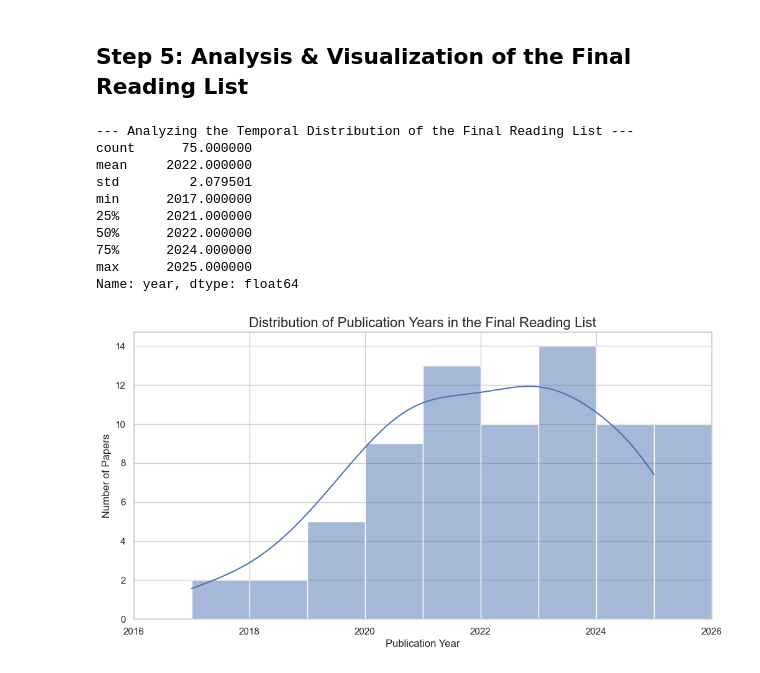
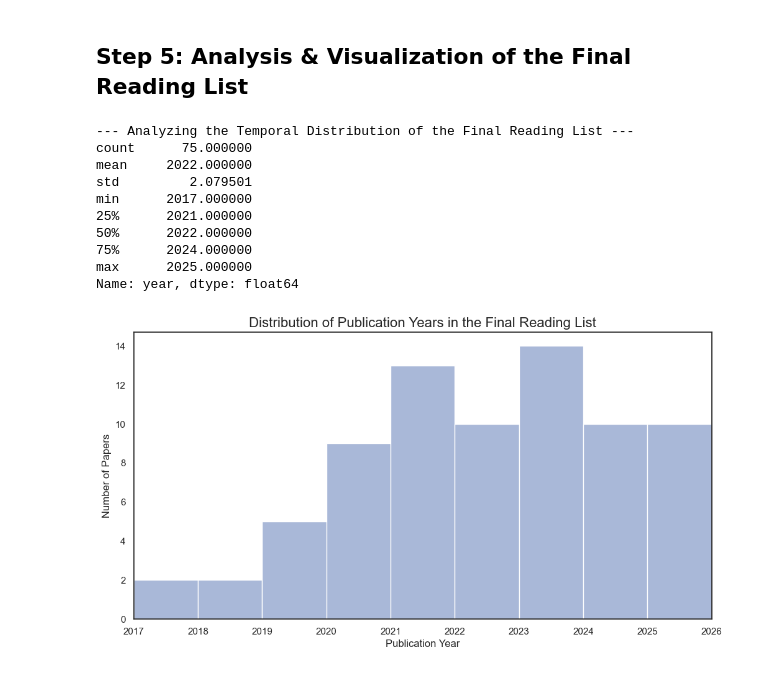
Before and after one commit to MaxiStahl1992/causal-rl-ev-review, a Jupyter notebook: notebooks/06_llm_analysis_and_selection.ipynb, the cells around one changed output. Saved outputs shown, nothing was run; the diff lists cells and outputs as text; code cells hidden in the pictures.

```diff
--- a/notebooks/06_llm_analysis_and_selection.ipynb
+++ b/notebooks/06_llm_analysis_and_selection.ipynb
@@ -460,34 +460,42 @@ Final reading list saved.
 # %% [markdown]
 ## Step 5: Analysis & Visualization of the Final Reading List
 # %%
-sns.set_theme(style="whitegrid")
+import seaborn as sns
+import pandas as pd
+import matplotlib.pyplot as plt
+
+sns.set_theme(style="white")
 final_list_df = pd.read_csv('./data/processed/final_reading_list.csv')
 # %%
 # --- 1. Temporal Distribution Analysis ---
 print("--- Analyzing the Temporal Distribution of the Final Reading List ---")
 year_distribution = final_list_df['year'].describe()
 print(year_distribution)
 
+# Use Set2 color palette
+color_palette = sns.color_palette("Set2", 8)
+sns.set_palette(color_palette)
+
 # It creates a histogram to visualize the publication years.
 plt.figure(figsize=(12, 6))
-sns.histplot(data=final_list_df, x='year', bins=range(int(final_list_df['year'].min()), int(final_list_df['year'].max()) + 2), kde=True)
+sns.histplot(data=final_list_df, x='year', bins=range(int(final_list_df['year'].min()), int(final_list_df['year'].max()) + 2), color=color_palette[2])
 plt.title('Distribution of Publication Years in the Final Reading List', fontsize=16)
 plt.xlabel('Publication Year', fontsize=12)
 plt.ylabel('Number of Papers', fontsize=12)
-plt.xlim(final_list_df['year'].min() - 1, final_list_df['year'].max() + 1)
+plt.xlim(final_list_df['year'].min(), final_list_df['year'].max() + 1)
 plt.show()
 # %% [output]
 --- Analyzing the Temporal Distribution of the Final Reading List ---
 count      75.000000
 mean     2022.000000
 std         2.079501
 min      2017.000000
 25%      2021.000000
 50%      2022.000000
 75%      2024.000000
 max      2025.000000
 Name: year, dtype: float64
-[figure, old version]
+[figure, new version]
 # %%
 # --- 2. Methodology Distribution Visualization ---
 print("\n--- Visualizing the Methodological Distribution ---")
```
Also changed, not shown: parts of 1 cell of this notebook.
